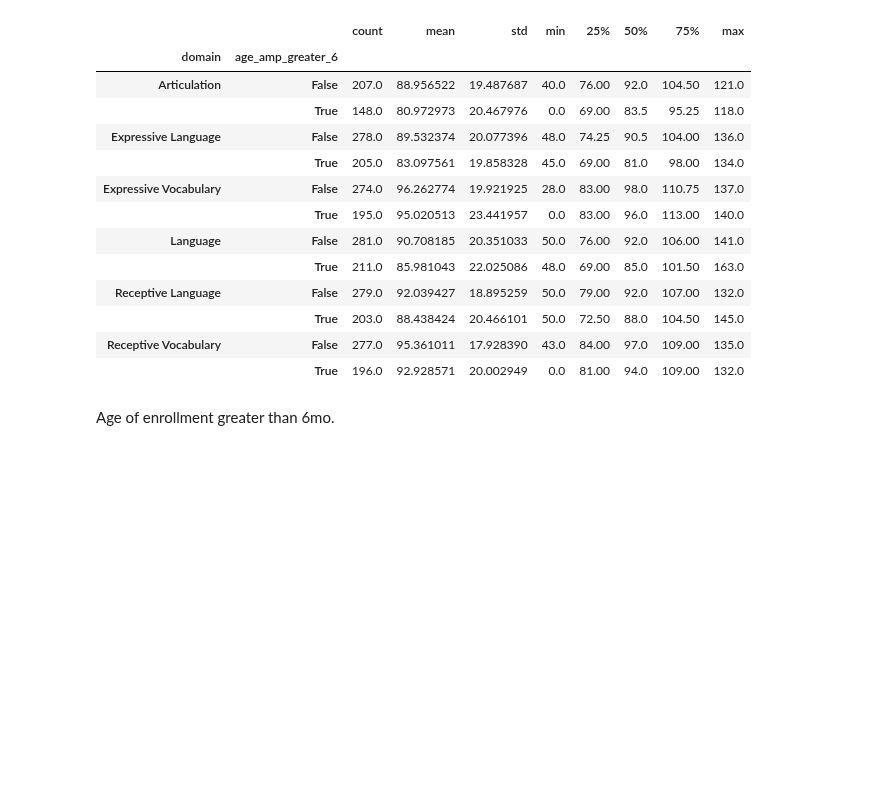
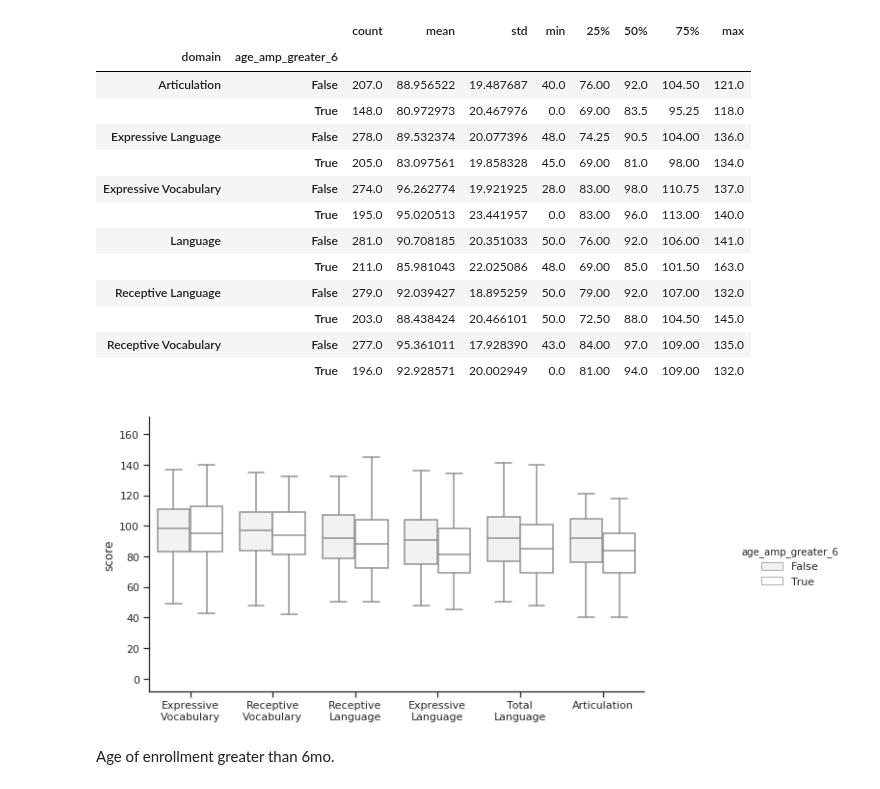
Before and after one commit to fonnesbeck/infant_hearing_intervention, a Jupyter notebook: notebooks/Tables.ipynb, the cells around one changed output. Drawn from its saved outputs; the diff is of its cells as text; code cells hidden in the pictures; blank space fills up the shorter version.

```diff
--- a/notebooks/Tables.ipynb
+++ b/notebooks/Tables.ipynb
@@ -402,6 +410,14 @@ Age of amplification greater than 6mo.
 |  | True | 203.0 | 88.438424 | 20.466101 | 50.0 | 72.50 | 88.0 | 104.50 | 145.0 |
 | Receptive Vocabulary | False | 277.0 | 95.361011 | 17.928390 | 43.0 | 84.00 | 97.0 | 109.00 | 135.0 |
 |  | True | 196.0 | 92.928571 | 20.002949 | 0.0 | 81.00 | 94.0 | 109.00 | 132.0 |
+# %%
+sns.catplot("domain_labels", y="score", hue='age_amp_greater_6', data=test_scores.assign(age_amp_greater_6=test_scores.age_amp>6),
+            kind="box", color='white', fliersize=0)
+fig = plt.gcf()
+fig.set_size_inches(12, 5)
+fig.axes[0].set_xlabel('');
+# %% [output]
+[figure, added]
 # %% [markdown]
 Age of enrollment greater than 6mo.
 # %%
```
Also changed, not shown: parts of 9 cells of this notebook.
